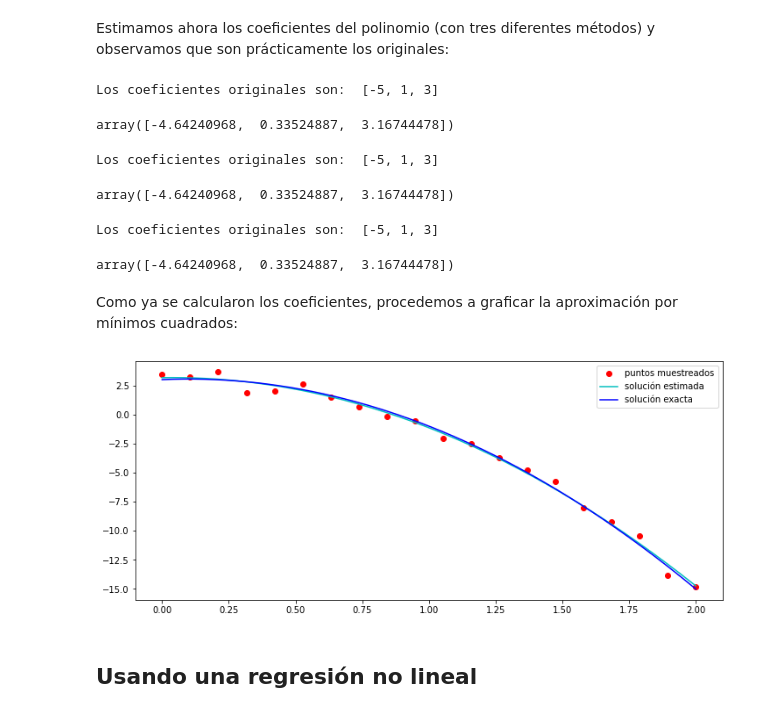
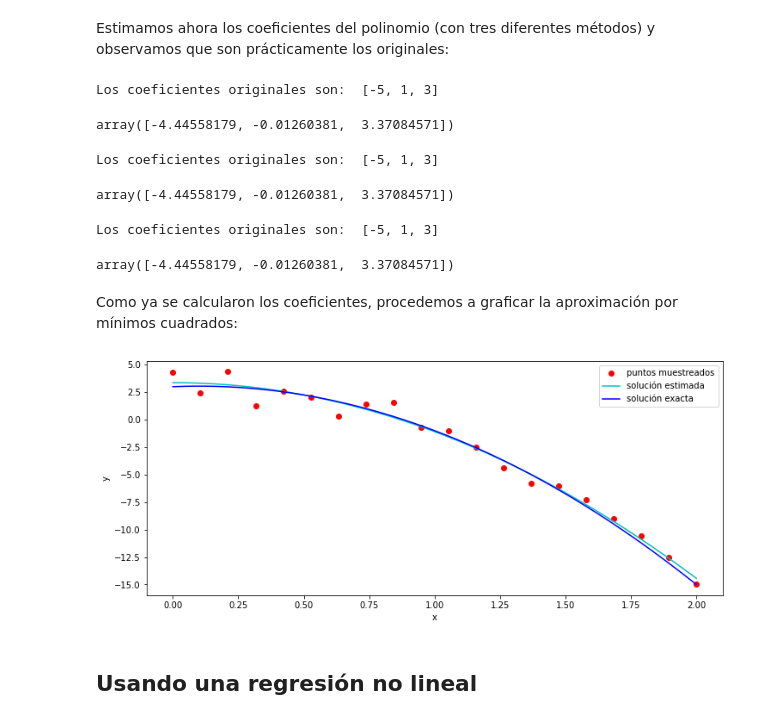
Before and after one commit to diegoandresalvarez/solidos, a Jupyter notebook: archivos/regresion.ipynb, the cells around one changed output. Saved outputs shown, nothing was run; the diff lists cells and outputs as text; code cells hidden in the pictures.

```diff
--- a/archivos/regresion.ipynb
+++ b/archivos/regresion.ipynb
@@ -17,9 +17,11 @@ f = np.poly1d(coefEX)
 m = 20
 
 xi = np.linspace(0, 2, m)
-yi = f(xi) + 0.5*np.random.randn(m)
+yi = f(xi) + 0.8*np.random.randn(m)
 
 # se grafican los datos
 plt.plot(xi, yi, 'or')
+plt.xlabel('x')
+plt.ylabel('y')
 plt.show()
 # %% [output]
@@ -27,8 +29,12 @@ plt.show()
 # %% [markdown]
 ## Usando regresión lineal
 # %%
-# se arma la matriz A y se asigna el vector b
-A = np.c_[xi**2, xi, np.ones(m)]
+# se arma la matriz la matriz de Vandermonde A y se asigna el vector b
+N = len(coefEX)
+A = np.vander(xi, N)
+# La línea anterior es equivalente a:
+# A = np.column_stack([x**(N-1-i) for i in range(N)])
+# A = np.c_[xi**2, xi, np.ones(m)]
 b = yi
 A
 # %% [output]
@@ -76,7 +82,7 @@ coefEST = Amp @ b
 coefEST
 # %% [output]
 Los coeficientes originales son:  [-5, 1, 3]
-array([-4.64240968,  0.33524887,  3.16744478])
+array([-4.44558179, -0.01260381,  3.37084571])
 # %%
 print('Los coeficientes originales son: ', coefEX)
 
@@ -85,7 +91,7 @@ coefEST2 = np.linalg.lstsq(A, b, rcond=None)[0]
 coefEST2
 # %% [output]
 Los coeficientes originales son:  [-5, 1, 3]
-array([-4.64240968,  0.33524887,  3.16744478])
+array([-4.44558179, -0.01260381,  3.37084571])
 # %%
 print('Los coeficientes originales son: ', coefEX)
 
@@ -94,20 +100,22 @@ coefEST3 = np.polyfit(xi, yi, 2)
 coefEST3
 # %% [output]
 Los coeficientes originales son:  [-5, 1, 3]
-array([-4.64240968,  0.33524887,  3.16744478])
+array([-4.44558179, -0.01260381,  3.37084571])
 # %% [markdown]
 Como ya se calcularon los coeficientes, procedemos a graficar la aproximación por mínimos cuadrados:
 # %%
 x = np.linspace(0, 2, 200)
 y = np.polyval(coefEST, x)
 
-plt.plot(xi, yi,  'or', label='puntos muestreados')
-plt.plot(x, y,    'c-', label='solución estimada')
+plt.plot(xi,  yi, 'or', label='puntos muestreados')
+plt.plot(x,    y, 'c-', label='solución estimada')
 plt.plot(x, f(x), 'b-', label='solución exacta')
 plt.legend()
+plt.xlabel('x')
+plt.ylabel('y')
 plt.show()
 # %% [output]
-[figure, old version]
+[figure, new version]
 # %% [markdown]
 ## Usando una regresión no lineal
 # %% [markdown]
```
Also changed, not shown: parts of 5 cells of this notebook.
